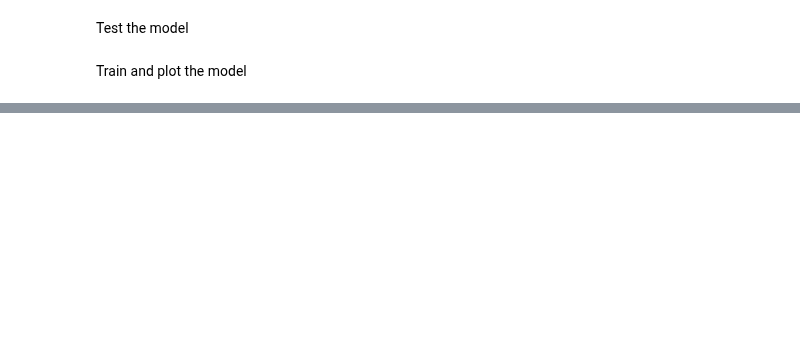
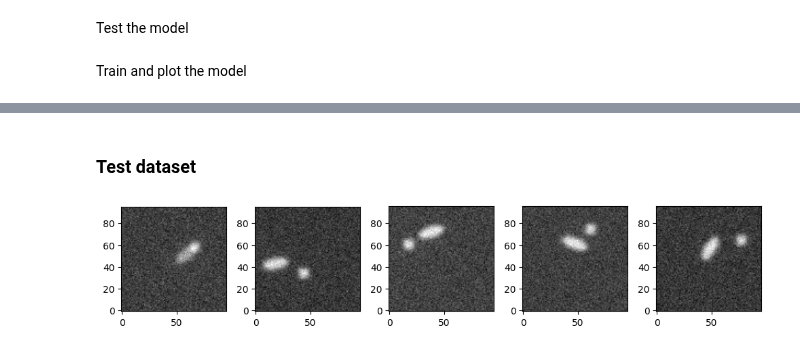
Before and after one commit to cmanzo/TFM_LodeSTAR, a Jupyter notebook: lodestar2.ipynb, the cells around one changed output, grey strips where cells are left out. Saved outputs shown, nothing was run; the diff lists cells and outputs as text; code cells hidden in the pictures; blank space fills up the shorter version.

```diff
--- a/lodestar2.ipynb
+++ b/lodestar2.ipynb
@@ -399,12 +445,47 @@ trainer_lodestar.fit(lodestar, dataloader)
-# %%
-output = lodestar(next(iter(dataloader))).detach()
-
-plt.figure(figsize=(10, 2))
-for i in range(4):
-	plt.subplot(1, 5, i + 1)
-	plt.imshow(output[1,i,...], cmap="gray", origin="lower")
-	# plt.scatter(position[1], position[0], c="r")
-plt.tight_layout()
-plt.show()
+# %% [markdown]
+### Test dataset
+# %%
+test_image_size = 96
+test_optics = dt.Fluorescence(output_region=(0, 0, test_image_size, test_image_size))
+
+test_particle1 = dt.Ellipse(
+            intensity = 5.0,
+            position_unit="pixel",
+            position=lambda: uniform(test_image_size / 2 - 30, test_image_size / 2 + 30, size=2),
+            radius=(5, 5)*dt.units.pixel,
+        )
+
+test_particle2 = dt.Ellipse(
+            intensity = 5.0,
+            position_unit="pixel",
+            position=lambda: uniform(test_image_size / 2 - 30, test_image_size / 2 + 30, size=2),
+            radius=(5, 12)*dt.units.pixel,
+            rotation=lambda: np.random.uniform(0, 2 * np.pi),
+        )
+
+
+simulation = (
+    test_optics(test_particle1 >> test_particle2)
+    >> dt.NormalizeMinMax(0, 1)
+    >> dt.Gaussian(sigma=0.1)
+    >> dt.MoveAxis(-1, 0)
+    >> dt.pytorch.ToTensor(dtype=torch.float32)
+)
+
+
+
+test_dataset = dt.pytorch.Dataset(simulation & test_particle1.position & test_particle2.position, length=100)
+
+# import matplotlib.pyplot as plt
+
+plt.figure(figsize=(10, 2))
+for i in range(5):
+	image, position1, position2 = test_dataset[int(i+50)]
+	plt.subplot(1, 5, i + 1)
+	plt.imshow(image[0], cmap="gray", origin="lower")
+plt.tight_layout()
+plt.show()
+# %% [output]
+[figure, added]
 # %%
 test_dataloader = DataLoader(test_dataset, batch_size=8, shuffle=True)
```
Also changed, not shown: parts of 13 cells of this notebook.
